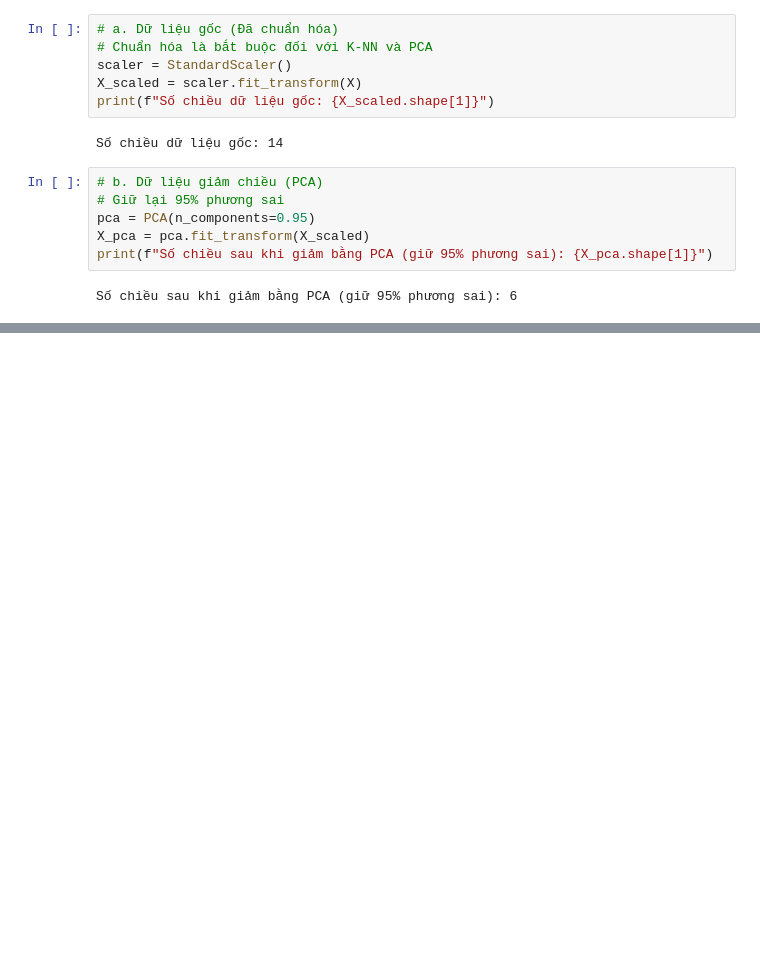
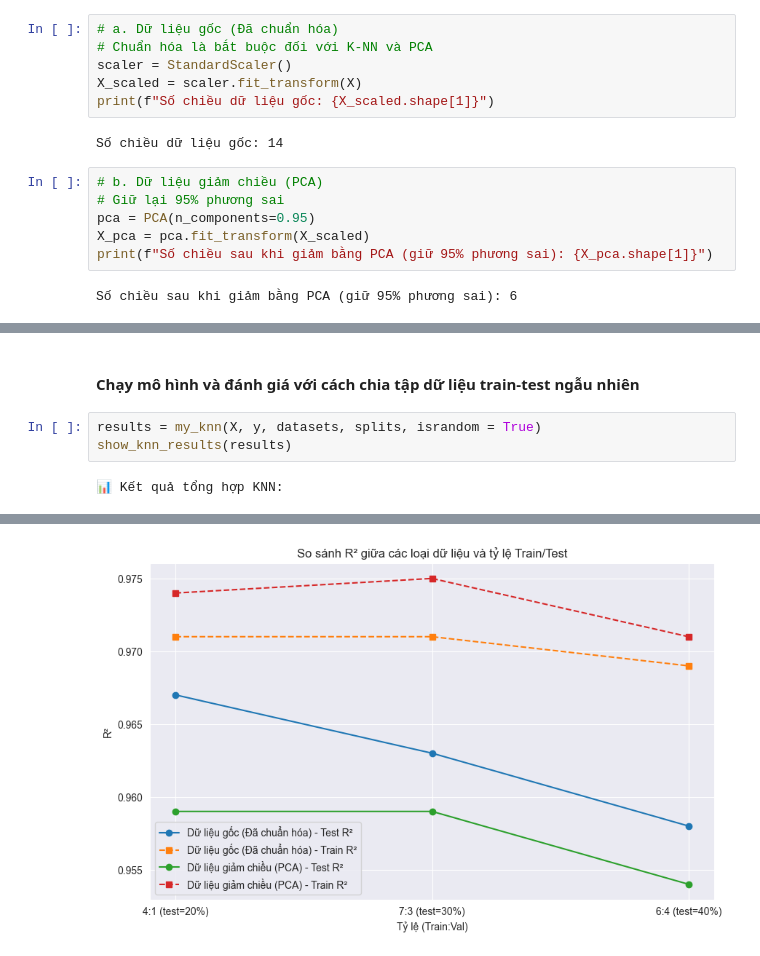
Before and after one commit to theanh-28/machine-learning-project, a Jupyter notebook: K-NN.ipynb, the cells around one changed output, grey strips where cells are left out. Drawn from its saved outputs; the diff is of its cells as text; blank space fills up the shorter version.

```diff
--- a/K-NN.ipynb
+++ b/K-NN.ipynb
@@ -138,0 +166,7 @@ Hoàn thành toàn bộ quá trình sau 0.05 giây.
+# %% [markdown]
+#### Chạy mô hình và đánh giá với cách chia tập dữ liệu train-test ngẫu nhiên
+# %%
+results = my_knn(X, y, datasets, splits, israndom = True)
+show_knn_results(results)
+# %% [output]
+📊 Kết quả tổng hợp KNN:
@@ -138,0 +180 @@ Hoàn thành toàn bộ quá trình sau 0.05 giây.
+[figure, added]
```
Also changed, not shown: parts of 24 cells of this notebook, 2 other files.
